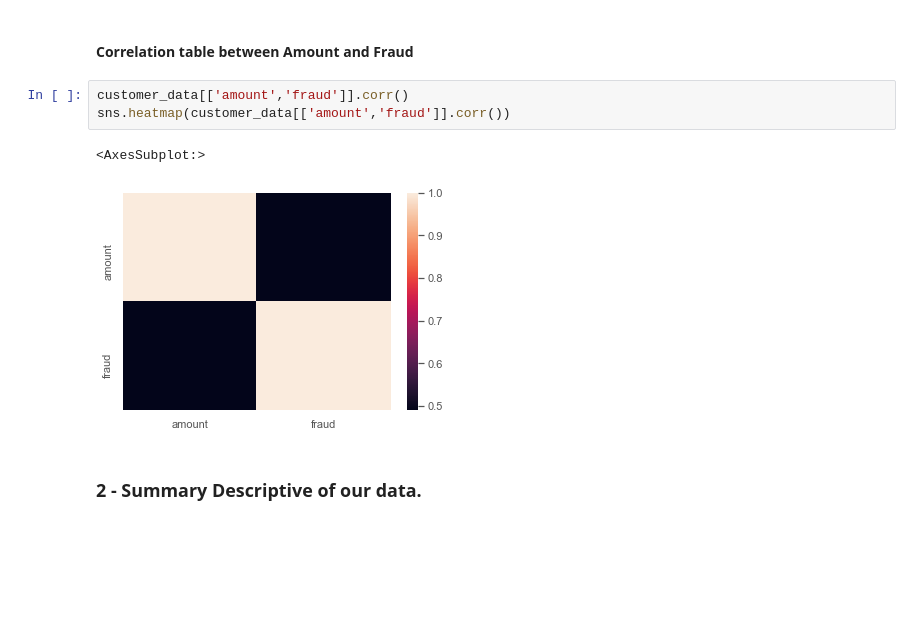
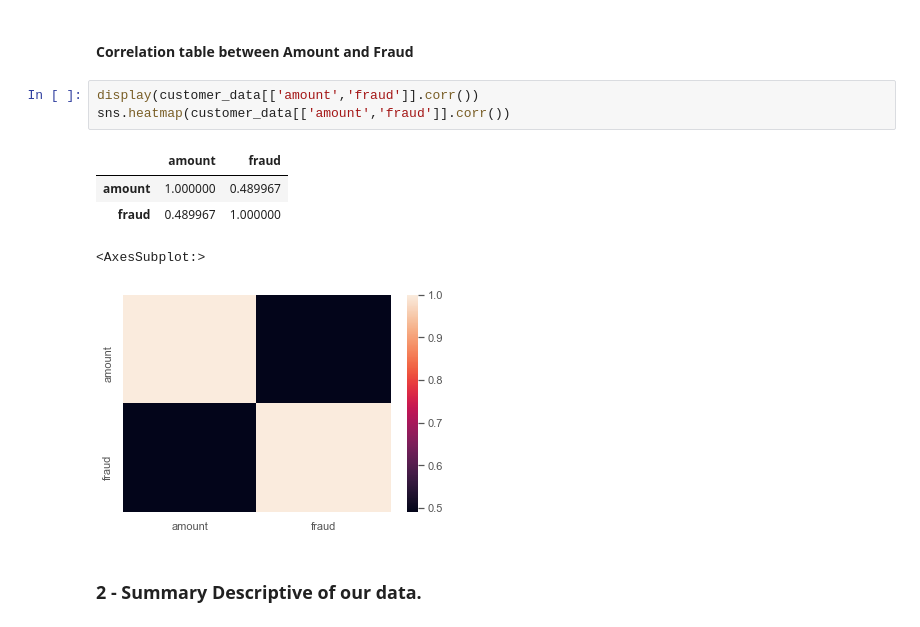
Before and after one commit to VIP509/Business-Intelligence-Project, a Jupyter notebook: BI Project.ipynb, the cells around one changed output. Cells and saved outputs as stored; diff of their text form; blank space fills up the shorter version.

```diff
--- a/BI Project.ipynb
+++ b/BI Project.ipynb
@@ -224,9 +223,12 @@ customer_data[['amount','fraud']].describe()
 # %% [markdown]
 #### Correlation table between Amount and Fraud
 # %%
-customer_data[['amount','fraud']].corr()
+display(customer_data[['amount','fraud']].corr())
 sns.heatmap(customer_data[['amount','fraud']].corr())
 # %% [output]
+|  | amount | fraud |
+| amount | 1.000000 | 0.489967 |
+| fraud | 0.489967 | 1.000000 |
 <AxesSubplot:>
 [figure]
 # %% [markdown]
```
Also changed, not shown: parts of 4 cells of this notebook, 1 other file.
